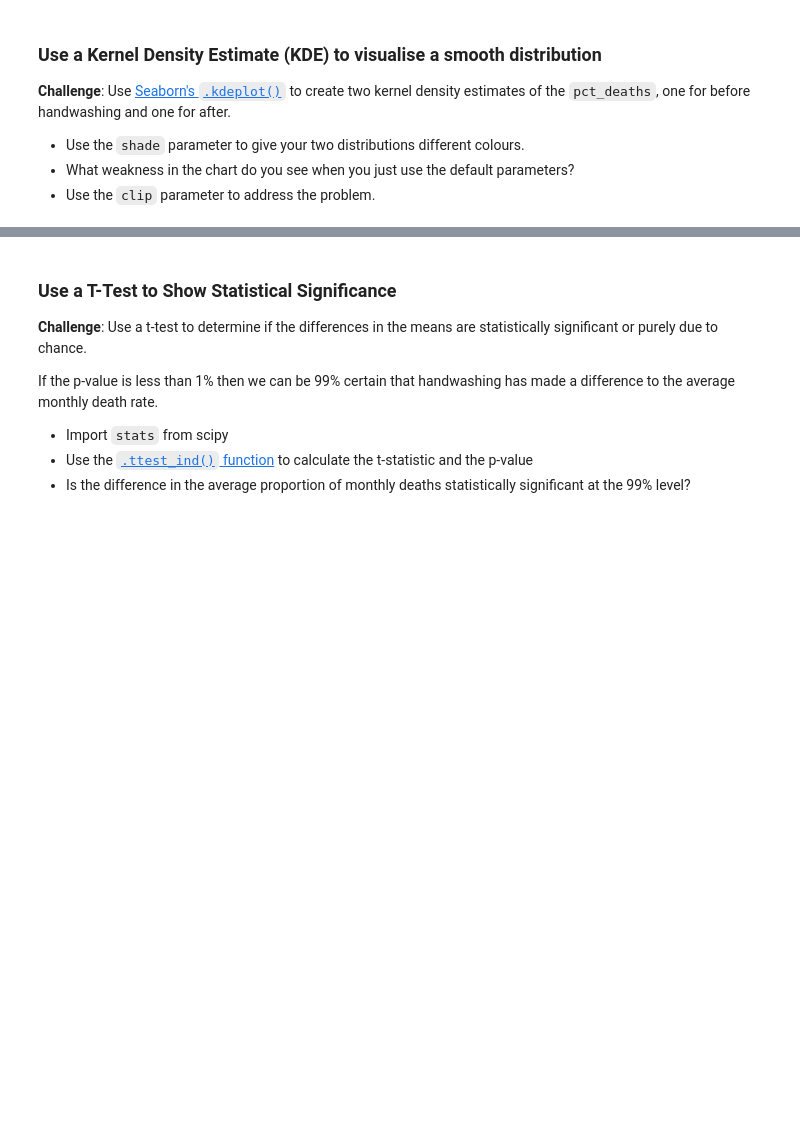
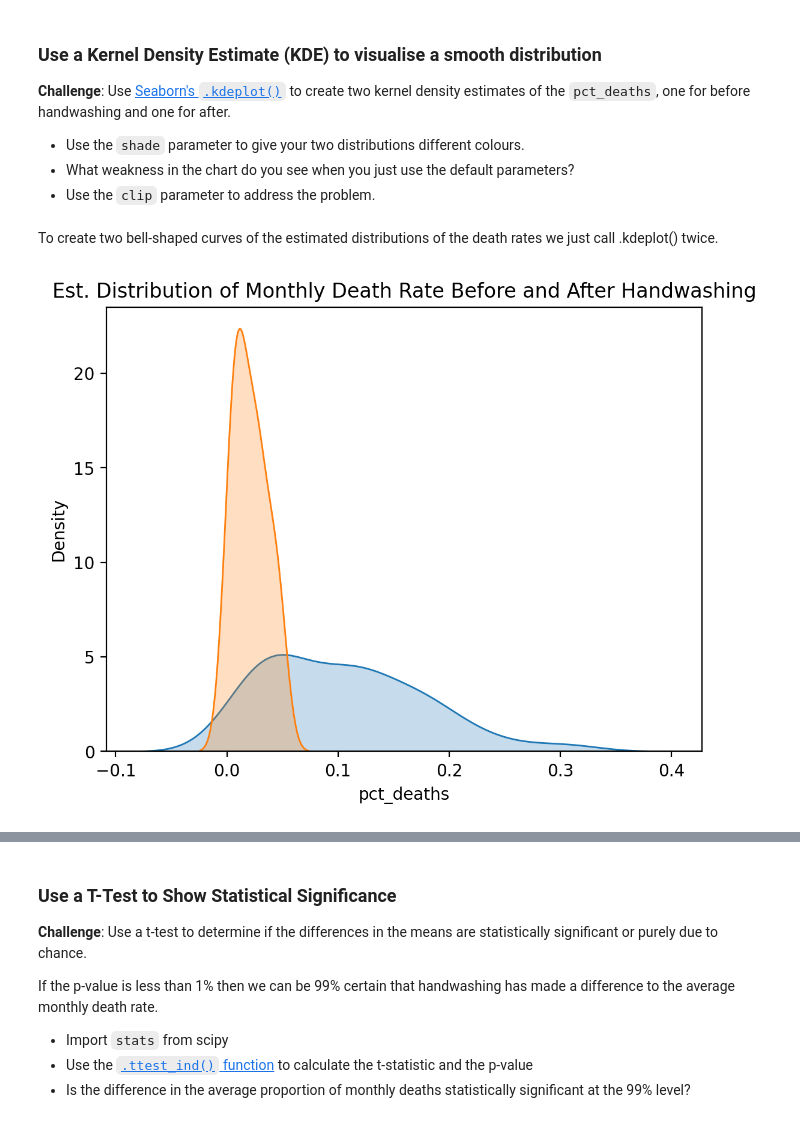
Before and after one commit to ksg-dev/vienna-data-ttests-distributions, a Jupyter notebook: Dr_Semmelweis_Handwashing_Discovery_(start).ipynb, the cells around one changed output, grey strips where cells are left out. Saved outputs shown, nothing was run; the diff lists cells and outputs as text; code cells hidden in the pictures; blank space fills up the shorter version.

Commit message:
kdeplot

```diff
--- a/Dr_Semmelweis_Handwashing_Discovery_(start).ipynb
+++ b/Dr_Semmelweis_Handwashing_Discovery_(start).ipynb
@@ -683,3 +685,24 @@ hist.show()
 * Use the `shade` parameter to give your two distributions different colours.
 * What weakness in the chart do you see when you just use the default parameters?
 * Use the `clip` parameter to address the problem.
+# %% [markdown]
+To create two bell-shaped curves of the estimated distributions of the death rates we just call .kdeplot() twice.
+# %%
+plt.figure(dpi=200)
+
+# By default the distribution estimate includes a negative death rate
+sns.kdeplot(
+    before.pct_deaths,
+    fill=True
+)
+
+sns.kdeplot(
+    after.pct_deaths,
+    fill=True
+)
+
+plt.title('Est. Distribution of Monthly Death Rate Before and After Handwashing')
+
+plt.show()
+# %% [output]
+[figure, added]
```
Also changed, not shown: parts of 4 cells of this notebook.
